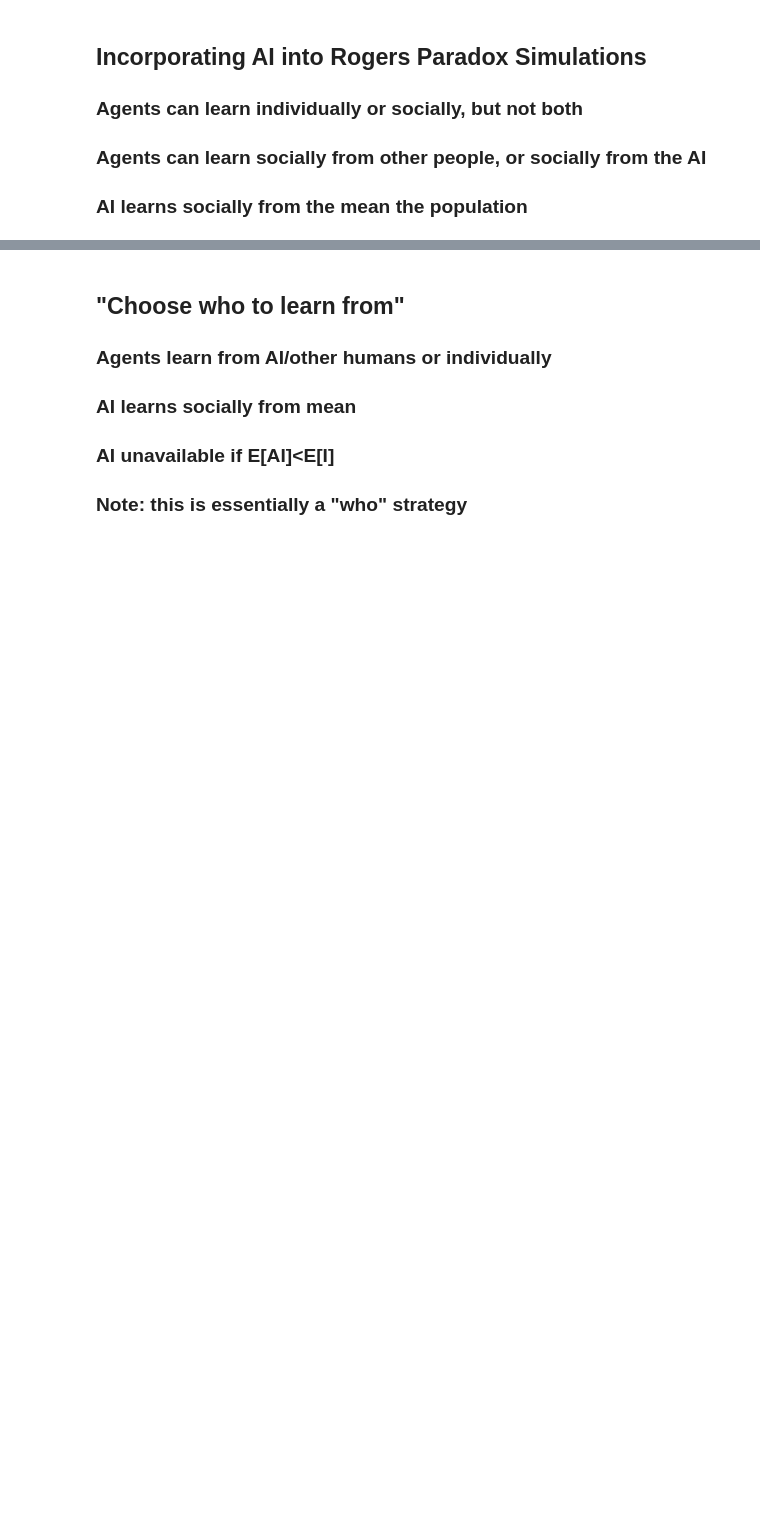
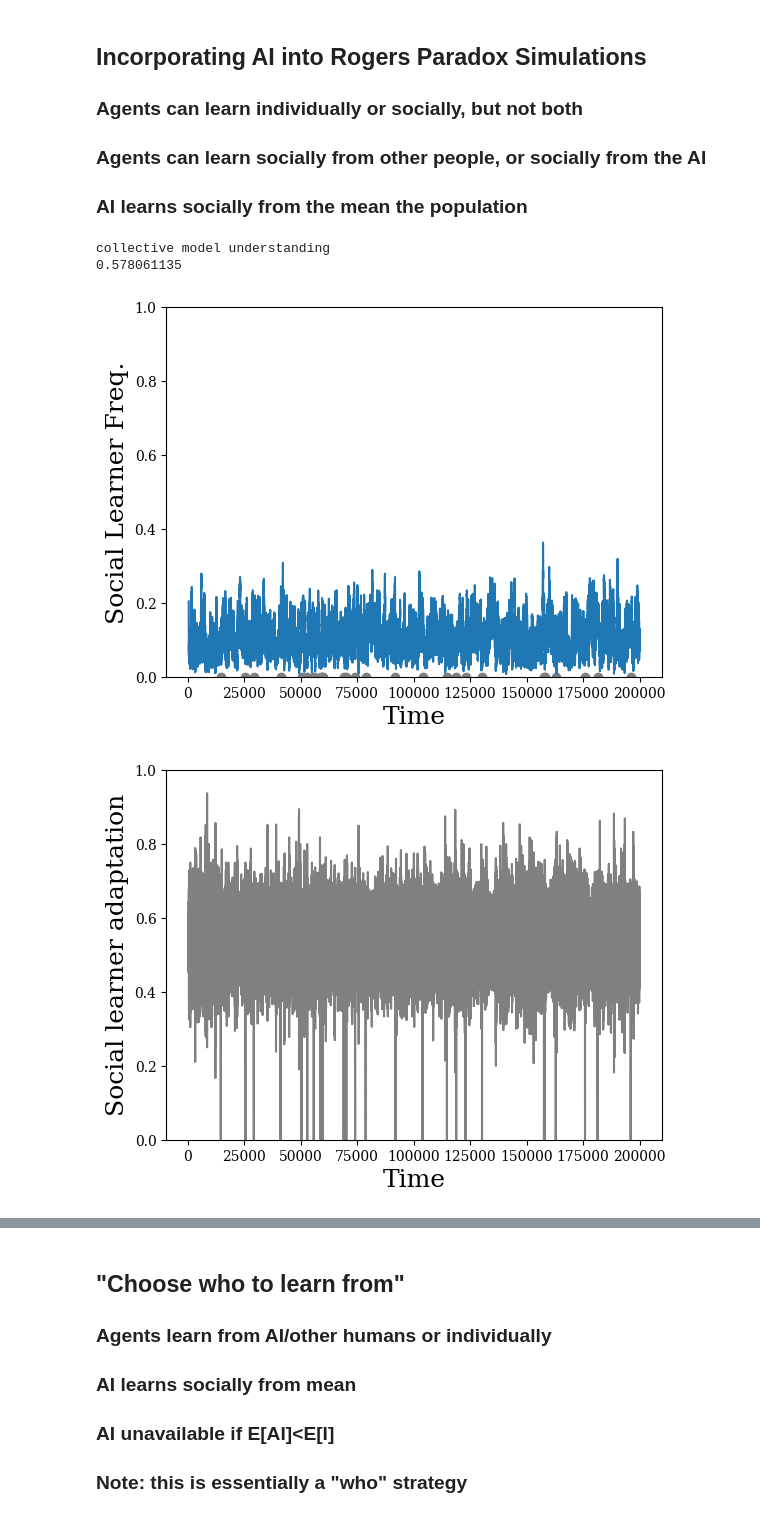
Before and after one commit to collinskatie/ai-rogers-paradox, a Jupyter notebook: sims.ipynb, the cells around one changed output, grey strips where cells are left out. Cells and saved outputs as stored; diff of their text form; code cells hidden in the pictures; blank space fills up the shorter version.

```diff
--- a/sims.ipynb
+++ b/sims.ipynb
@@ -92,14 +104,19 @@ plt.savefig('figures/base_social_learn_freq_rp.pdf', dpi=400)
 # %%
 params_dict = copy.copy(base_params_dict)
 params_dict['social_learning_mode'] = 'both'
 params_dict['sim_name'] = 'sec_2_baseline_ai'
 
-
+importlib.reload(utils)
 social_learner_freqs, ai_bias_means, change_points, ai_adaptation, learner_adaptation, social_learner_adaptation = simulation.run_simulation(
     N=params_dict["N"], n_generations=params_dict["n_records"], u=params_dict["u"], c_I=params_dict["c_I"], c_AI=params_dict["c_AI"],
     z=params_dict["z"], s0=params_dict["s0"], s1=params_dict["s1"], phi=params_dict["phi"], epsilon_I=params_dict["epsilon_I"], mu=params_dict["mu"], n_records=params_dict["n_records"],
     social_learning_mode=params_dict["social_learning_mode"], critical=params_dict["critical"], ind_penalty_mult=params_dict["ind_penalty_mult"], learn_twice=params_dict["learn_twice"]
 )
 
 utils.plot_results(params_dict, social_learner_freqs, ai_bias_means, change_points, ai_adaptation, learner_adaptation, social_learner_adaptation)
 print(np.mean(learner_adaptation))
+# %% [output]
+collective model understanding
+0.578061135
+[figure, added]
+[figure, added]
```
Also changed, not shown: parts of 14 cells of this notebook, 36 other files.
